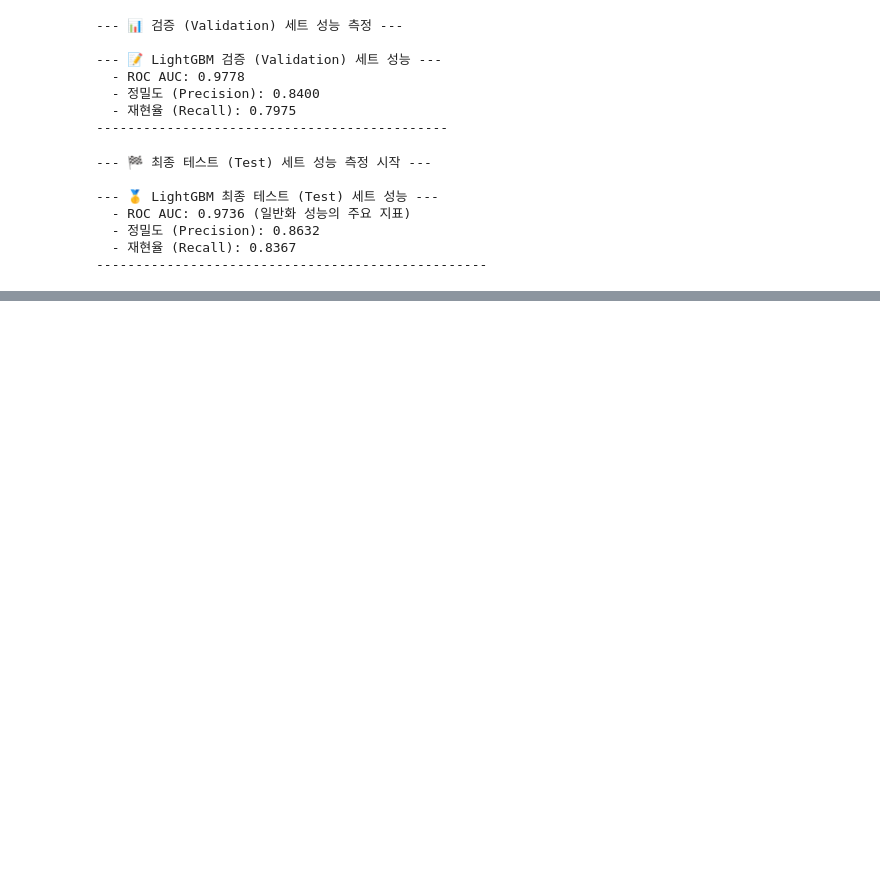
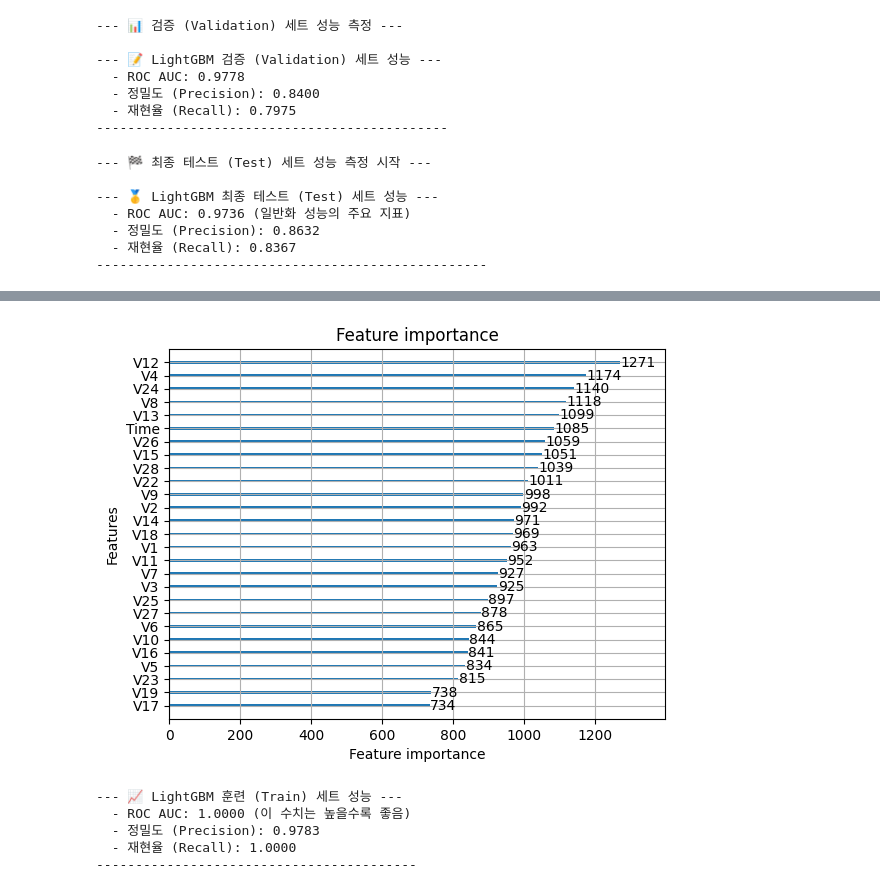
Before and after one commit to hongik-machine-learning/FinFraud-Detection, a Jupyter notebook: 신용카드_사기_탐지_모델(LightGBM).ipynb, the cells around one changed output, grey strips where cells are left out. Drawn from its saved outputs; the diff is of its cells as text; code cells hidden in the pictures; blank space fills up the shorter version.

```diff
--- a/신용카드_사기_탐지_모델(LightGBM).ipynb
+++ b/신용카드_사기_탐지_모델(LightGBM).ipynb
@@ -436,0 +455,25 @@ print("--------------------------------------------------")
+# %%
+import pandas as pd
+import numpy as np
+import lightgbm as lgb
+from sklearn.metrics import accuracy_score, precision_score, recall_score, f1_score, roc_auc_score
+
+importance = gbm_baseline.feature_importance(importance_type='split')
+feature_names = gbm_baseline.feature_name()
+feature_imp = pd.DataFrame({'Value': importance, 'Feature': feature_names})
+feature_imp = feature_imp.sort_values(by="Value", ascending=False)
+N_TO_DROP = 3
+features_to_drop = feature_imp.tail(N_TO_DROP)['Feature'].values
+print(f"🗑️ 제거할 특성 ({N_TO_DROP}개): {features_to_drop}")
+cols = ['Time'] + [f'V{i}' for i in range(1, 29)] + ['Amount']
+X_train_reduced = pd.DataFrame(x_train_scaled, columns=cols)
+X_val_reduced = pd.DataFrame(x_val_scaled, columns=cols)
+X_test_reduced = pd.DataFrame(x_test_scaled, columns=cols)
+X_train_reduced = X_train_reduced.drop(columns=features_to_drop)
+X_val_reduced = X_val_reduced.drop(columns=features_to_drop)
+X_test_reduced = X_test_reduced.drop(columns=features_to_drop)
+lgb_train = lgb.Dataset(X_train_reduced,y_train_new,feature_name = list(X_train_reduced.columns))
+lgb_val = lgb.Dataset(X_val_reduced,y_validation,reference = lgb_train,feature_name = list(X_val_reduced.columns))
+
+
+print(f"차원 축소 완료: {x_train_scaled.shape[1]} -> {X_train_reduced.shape[1]} features")
@@ -436,0 +542,35 @@ print("--------------------------------------------------")
+# %%
+import pandas as pd
+import matplotlib.pyplot as plt
+
+plot_importance(gbm_baseline)
+plt.show()
+# %% [output]
+[figure, added]
+# %%
+# 확률 예측: 훈련 데이터에 대해 예측 수행
+y_pred_proba_train = gbm_baseline.predict(
+    X_train_reduced,
+    num_iteration=gbm_baseline.best_iteration
+)
+
+# 분류 예측 (임계값 0.5 사용)
+threshold = 0.5
+y_pred_train = (y_pred_proba_train >= threshold).astype(int)
+
+# 성능 지표 계산
+roc_auc_train = roc_auc_score(y_train_new, y_pred_proba_train)
+precision_train = precision_score(y_train_new, y_pred_train)
+recall_train = recall_score(y_train_new, y_pred_train)
+
+print("\n--- 📈 LightGBM 훈련 (Train) 세트 성능 ---")
+print(f"  - ROC AUC: {roc_auc_train:.4f} (이 수치는 높을수록 좋음)")
+print(f"  - 정밀도 (Precision): {precision_train:.4f}")
+print(f"  - 재현율 (Recall): {recall_train:.4f}")
+print("-----------------------------------------")
+# %% [output]
+--- 📈 LightGBM 훈련 (Train) 세트 성능 ---
+  - ROC AUC: 1.0000 (이 수치는 높을수록 좋음)
+  - 정밀도 (Precision): 0.9783
+  - 재현율 (Recall): 1.0000
+-----------------------------------------
```
Also changed, not shown: parts of 19 cells of this notebook.
